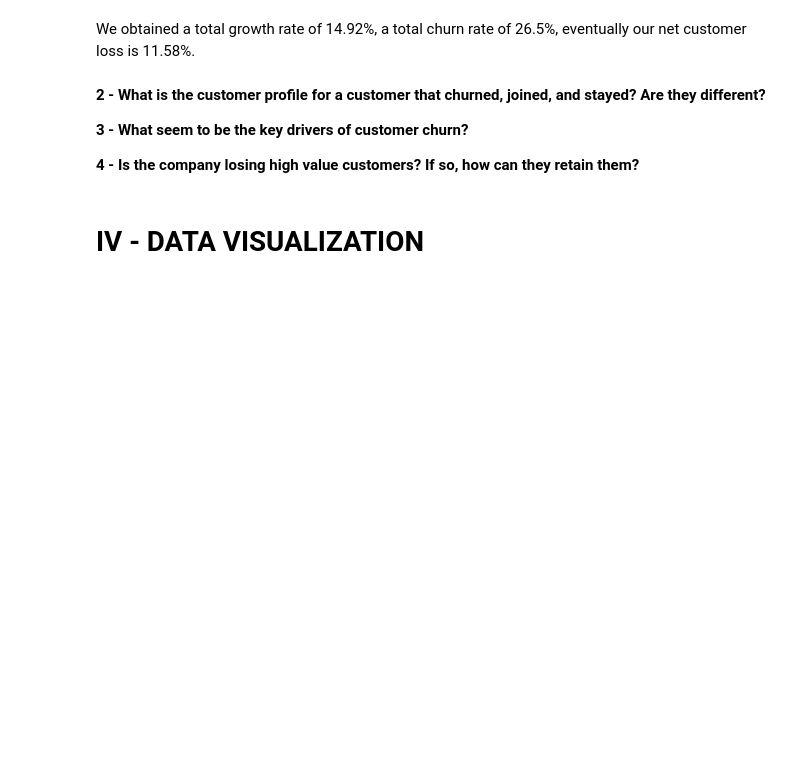
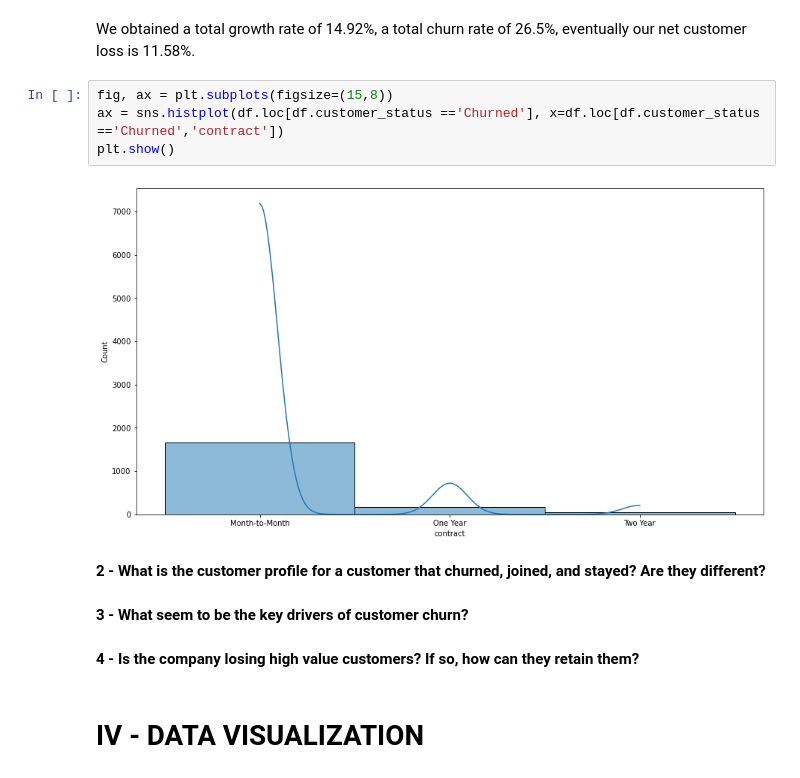
Before and after one commit to Yurhigz/Telecom_Churn, a Jupyter notebook: Script_Python.ipynb, the cells around one changed output. Saved outputs shown, nothing was run; the diff lists cells and outputs as text; blank space fills up the shorter version.

```diff
--- a/Script_Python.ipynb
+++ b/Script_Python.ipynb
@@ -260,11 +260,17 @@ net_customer_loss = round(total_churn_rate - total_growth_rate,3)
 md("We obtained a total growth rate of {0}%, a total churn rate of {1}%, eventually our net customer loss is {2}%.".format(total_growth_rate,total_churn_rate,net_customer_loss))
 # %% [output]
 We obtained a total growth rate of 14.92%, a total churn rate of 26.5%, eventually our net customer loss is 11.58%.
+# %%
+fig, ax = plt.subplots(figsize=(15,8))
+ax = sns.histplot(df.loc[df.customer_status =='Churned'], x=df.loc[df.customer_status =='Churned','contract'])
+plt.show()
+# %% [output]
+[figure, added]
 # %% [markdown]
 <b>2 - What is the customer profile for a customer that churned, joined, and stayed? Are they different?
-
-<b>3 - What seem to be the key drivers of customer churn?
-
-<b>4 - Is the company losing high value customers? If so, how can they retain them?</b>
+# %% [markdown]
+<b>3 - What seem to be the key drivers of customer churn?
+# %% [markdown]
+<b>4 - Is the company losing high value customers? If so, how can they retain them?</b>
 # %% [markdown]
 # IV - DATA VISUALIZATION
```
Also changed, not shown: parts of 1 cell of this notebook.
